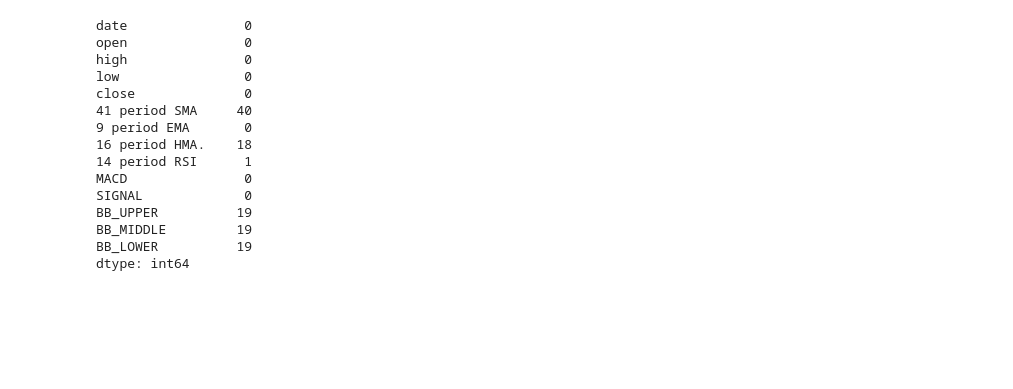
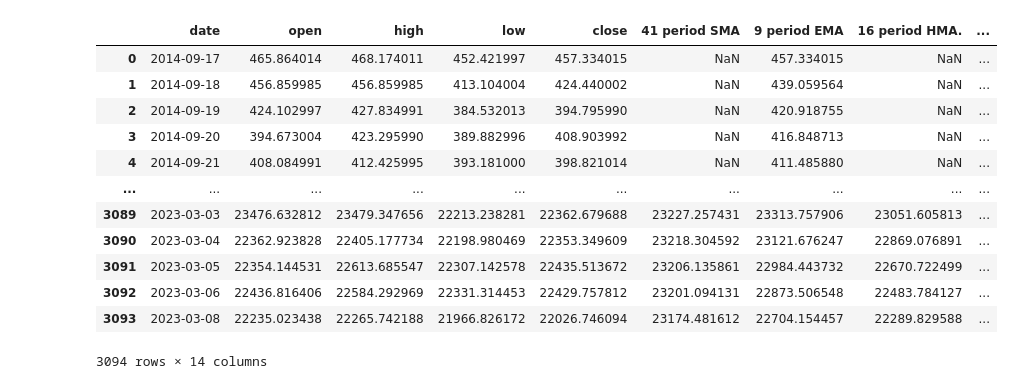
Before and after one commit to hristo-darlyanov/CryptoTradingMLPredictor, a Jupyter notebook: prediction.ipynb, the cells around one changed output. Cells and saved outputs as stored; diff of their text form; code cells hidden in the pictures; blank space fills up the shorter version.

```diff
--- a/prediction.ipynb
+++ b/prediction.ipynb
@@ -73,18 +52,18 @@ df_i
-# %%
-df_i.isna().sum()
-# %% [output]
-date               0
-open               0
-high               0
-low                0
-close              0
-41 period SMA     40
-9 period EMA       0
-16 period HMA.    18
-14 period RSI      1
-MACD               0
-SIGNAL             0
-BB_UPPER          19
-BB_MIDDLE         19
-BB_LOWER          19
-dtype: int64
+# %%
+indicators = ['SMA', 'EMA', 'HMA', 'RSI', 'MACD', 'BBANDS']
+df = getTickerIndicatorData(df, indicators)
+df
+# %% [output]
+|  | date | open | high | low | close | 41 period SMA | 9 period EMA | 16 period HMA. | ... |
+| 0 | 2014-09-17 | 465.864014 | 468.174011 | 452.421997 | 457.334015 | NaN | 457.334015 | NaN | ... |
+| 1 | 2014-09-18 | 456.859985 | 456.859985 | 413.104004 | 424.440002 | NaN | 439.059564 | NaN | ... |
+| 2 | 2014-09-19 | 424.102997 | 427.834991 | 384.532013 | 394.795990 | NaN | 420.918755 | NaN | ... |
+| 3 | 2014-09-20 | 394.673004 | 423.295990 | 389.882996 | 408.903992 | NaN | 416.848713 | NaN | ... |
+| 4 | 2014-09-21 | 408.084991 | 412.425995 | 393.181000 | 398.821014 | NaN | 411.485880 | NaN | ... |
+| ... | ... | ... | ... | ... | ... | ... | ... | ... | ... |
+| 3089 | 2023-03-03 | 23476.632812 | 23479.347656 | 22213.238281 | 22362.679688 | 23227.257431 | 23313.757906 | 23051.605813 | ... |
+| 3090 | 2023-03-04 | 22362.923828 | 22405.177734 | 22198.980469 | 22353.349609 | 23218.304592 | 23121.676247 | 22869.076891 | ... |
+| 3091 | 2023-03-05 | 22354.144531 | 22613.685547 | 22307.142578 | 22435.513672 | 23206.135861 | 22984.443732 | 22670.722499 | ... |
+| 3092 | 2023-03-06 | 22436.816406 | 22584.292969 | 22331.314453 | 22429.757812 | 23201.094131 | 22873.506548 | 22483.784127 | ... |
+| 3093 | 2023-03-08 | 22235.023438 | 22265.742188 | 21966.826172 | 22026.746094 | 23174.481612 | 22704.154457 | 22289.829588 | ... |
+3094 rows × 14 columns
```
Also changed, not shown: parts of 11 cells of this notebook, 2 other files.
